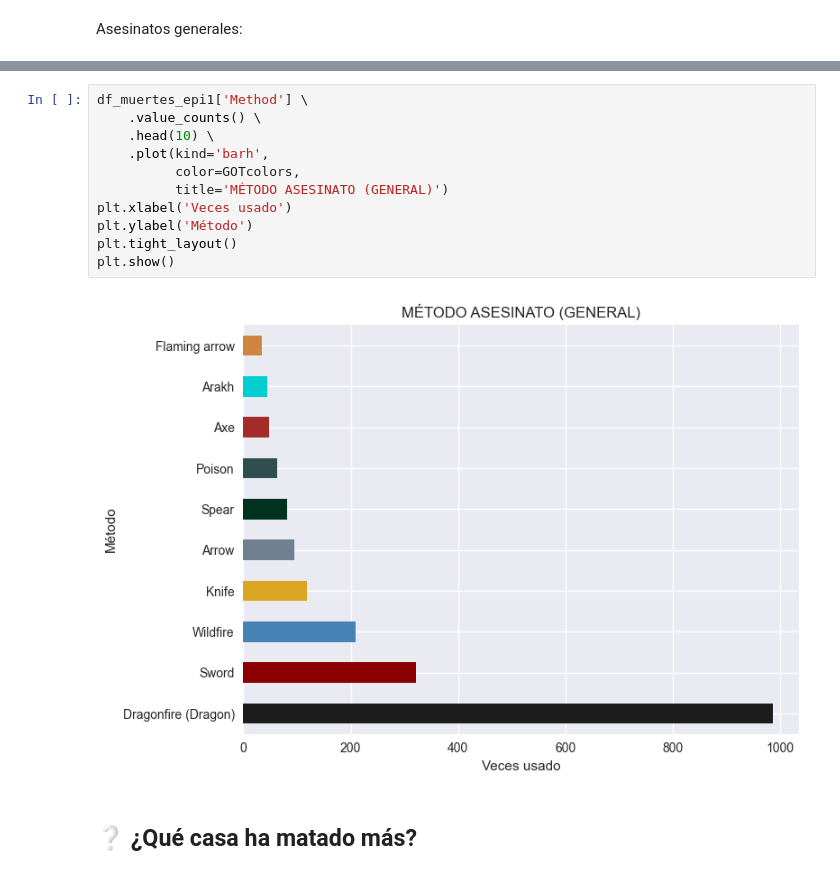
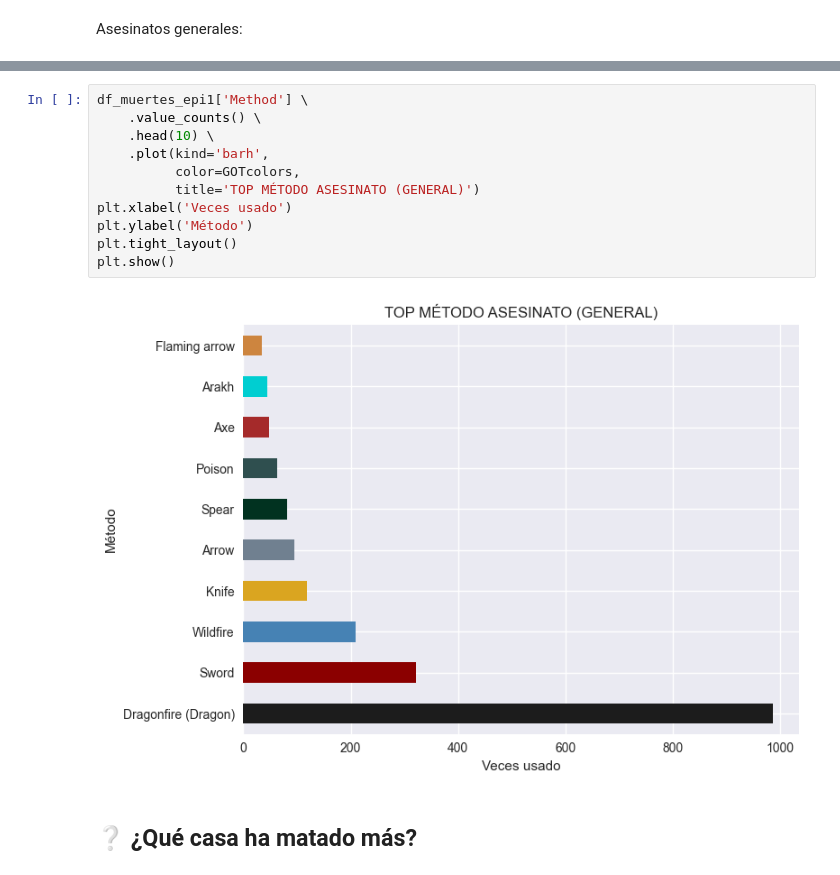
Before and after one commit to NereaLdA/EDA-Game_of_Thrones_, a Jupyter notebook: Memoria/Memoria.ipynb, the cells around one changed output, grey strips where cells are left out. Cells and saved outputs as stored; diff of their text form.

```diff
--- a/Memoria/Memoria.ipynb
+++ b/Memoria/Memoria.ipynb
@@ -683,16 +683,16 @@ plt.show()
 # %%
 df_muertes_epi1['Method'] \
     .value_counts() \
     .head(10) \
     .plot(kind='barh',
           color=GOTcolors,
-          title='MÉTODO ASESINATO (GENERAL)')
+          title='TOP MÉTODO ASESINATO (GENERAL)')
 plt.xlabel('Veces usado')
 plt.ylabel('Método')
 plt.tight_layout()
 plt.show()
 # %% [output]
-[figure, old version]
+[figure, new version]
 # %% [markdown]
 ## ❔ ¿Qué casa ha matado más?
 # %%
```
Also changed, not shown: parts of 3 cells of this notebook.
